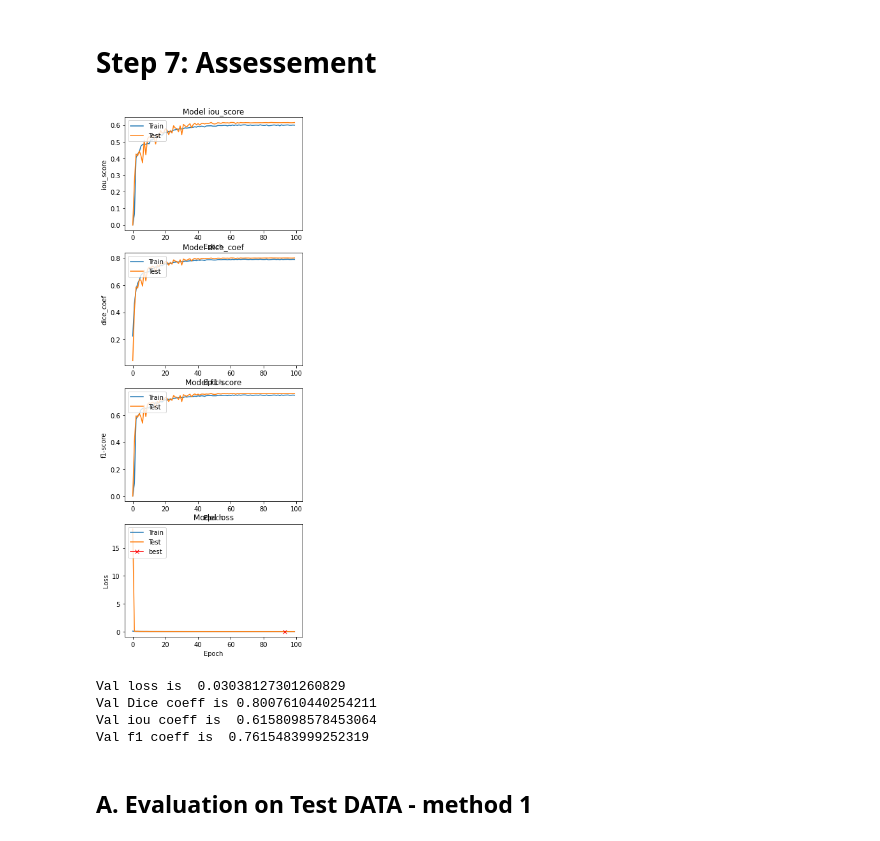
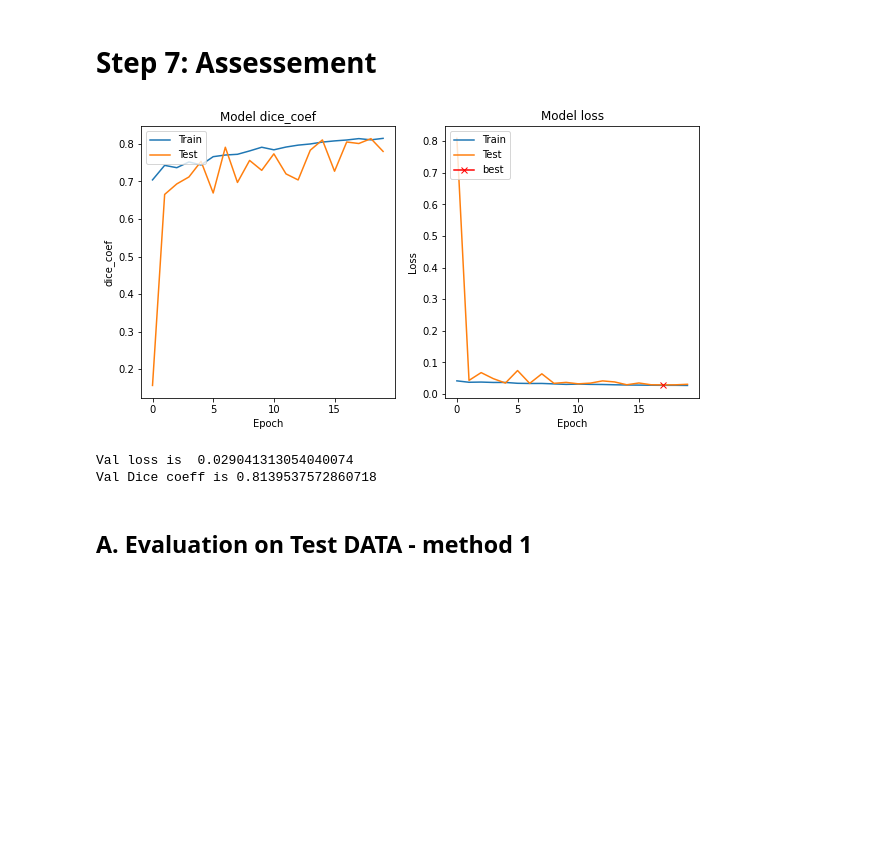
Before and after one commit to pejmanrasti/FormationUnivAngers, a Jupyter notebook: Jour3/Apple_detection_from_scratch.ipynb, the cells around one changed output. Drawn from its saved outputs; the diff is of its cells as text; code cells hidden in the pictures; blank space fills up the shorter version.

```diff
--- a/Jour3/Apple_detection_from_scratch.ipynb
+++ b/Jour3/Apple_detection_from_scratch.ipynb
@@ -370,7 +370,7 @@ def get_unet(input_img, n_filters, batchnorm=True):
     return model
 
 input_img = Input((RGB_image_train.shape[1], RGB_image_train.shape[2], 3), name='img')
-model = get_unet(input_img, n_filters=5, batchnorm=True)
+model = get_unet(input_img, n_filters=8, batchnorm=True)
 # %% [markdown]
 ## B. Loss
 # %%
@@ -378,7 +378,8 @@ Loss_function=binary_crossentropy
 # %% [markdown]
  ## C. Metrics
 # %%
-metrics_list = [sm.metrics.IOUScore(threshold=0.5), sm.metrics.FScore(threshold=0.5), dice_coef, 'binary_accuracy']
+#metrics_list = [sm.metrics.IOUScore(threshold=0.5), sm.metrics.FScore(threshold=0.5), dice_coef, 'binary_accuracy']
+metrics_list = [dice_coef]
 # %% [markdown]
  ## D. Callbacks
 # %%
@@ -406,15 +407,15 @@ loss_history_ = LossHistory_()
 lrate_ = LearningRateScheduler(exp_decay)
 
 reduceLROnPlat = ReduceLROnPlateau(monitor='val_loss', factor=0.8, patience=10, verbose=1, mode='auto', min_delta=0.0001, cooldown=5, min_lr=0.0001)
-Name_of_the_model_saved='/content/gdrive/MyDrive/Longlifetraining/Apple_detection/AppleDetection_best_model_from_scratch_test1.h5' #You can should this part of the path /content/gdrive/MyDrive/Longlifetraining/Apple_detection
-early = EarlyStopping(monitor="val_loss", mode="min", patience=15)
+Name_of_the_model_saved='/content/gdrive/MyDrive/Apple_detection/AppleDetection_best_model_from_scratch_test1.h5' #You can should this part of the path /content/gdrive/MyDrive/Longlifetraining/Apple_detection
+early = EarlyStopping(monitor="val_loss", mode="min", patience=5)
 checkpoint = ModelCheckpoint(Name_of_the_model_saved, verbose=1, save_best_only=True)
 callbacks_list = [loss_history_, lrate_,checkpoint, early, reduceLROnPlat]
 # %% [markdown]
  ## E. Model Parameters
 # %%
 BATCH_SIZE = 5
-EPOCHS = 100
+EPOCHS = 20
 optim = Adam(0, decay = 1e-6)
 # %% [markdown]
  ## F. Model train
@@ -443,55 +444,38 @@ Epoch 00100: val_loss did not improve from 0.03038
 # **Step 7: Assessement**
 # %%
 # Plot training & validation iou_score values
-plt.figure(figsize=(5, 15))
-plt.subplot(411)
-plt.plot(history.history['iou_score'])
-plt.plot(history.history['val_iou_score'])
-plt.title('Model iou_score')
-plt.ylabel('iou_score')
-plt.xlabel('Epoch')
-plt.legend(['Train', 'Test'], loc='upper left')
+plt.figure(figsize=(10, 5))
 
 
-plt.subplot(412)
+plt.subplot(121)
 plt.plot(history.history['dice_coef'])
 plt.plot(history.history['val_dice_coef'])
 plt.title('Model dice_coef')
 plt.ylabel('dice_coef')
 plt.xlabel('Epoch')
 plt.legend(['Train', 'Test'], loc='upper left')
 
 
-plt.subplot(413)
-plt.plot(history.history['f1-score'])
-plt.plot(history.history['val_f1-score'])
-plt.title('Model f1-score')
-plt.ylabel('f1-score')
-plt.xlabel('Epoch')
-plt.legend(['Train', 'Test'], loc='upper left')
-
 # Plot training & validation loss values
-plt.subplot(414)
+plt.subplot(122)
 plt.plot(history.history['loss'])
 plt.plot(history.history['val_loss'])
 plt.plot( np.argmin(history.history["val_loss"]), np.min(history.history["val_loss"]), marker="x", color="r", label="best model")
 plt.title('Model loss')
 plt.ylabel('Loss')
 plt.xlabel('Epoch')
 plt.legend(['Train', 'Test','best'], loc='upper left')
 plt.show()
 # %% [output]
-[figure, old version]
+[figure, new version]
 # %%
 print("Val loss is ", np.min(history.history["val_loss"]))
 print("Val Dice coeff is",np.max(history.history["val_dice_coef"]))
-print("Val iou coeff is ", np.max(history.history["val_iou_score"]))
-print("Val f1 coeff is ", np.max(history.history["val_f1-score"]))
+#print("Val iou coeff is ", np.max(history.history["val_iou_score"]))
+#print("Val f1 coeff is ", np.max(history.history["val_f1-score"]))
 # %% [output]
-Val loss is  0.03038127301260829
-Val Dice coeff is 0.8007610440254211
-Val iou coeff is  0.6158098578453064
-Val f1 coeff is  0.7615483999252319
+Val loss is  0.029041313054040074
+Val Dice coeff is 0.8139537572860718
 # %% [markdown]
  ## A. Evaluation on Test DATA - method 1
 # %%
```
Also changed, not shown: parts of 16 cells of this notebook.
